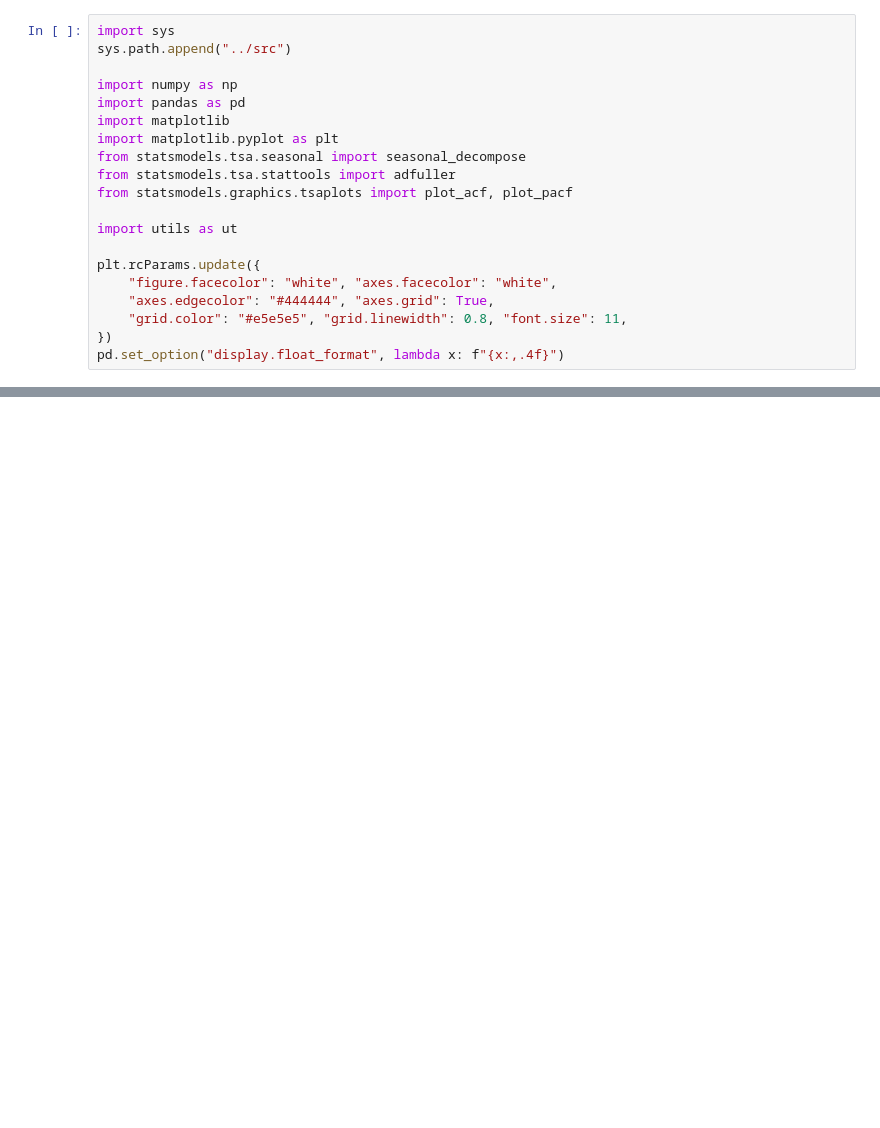
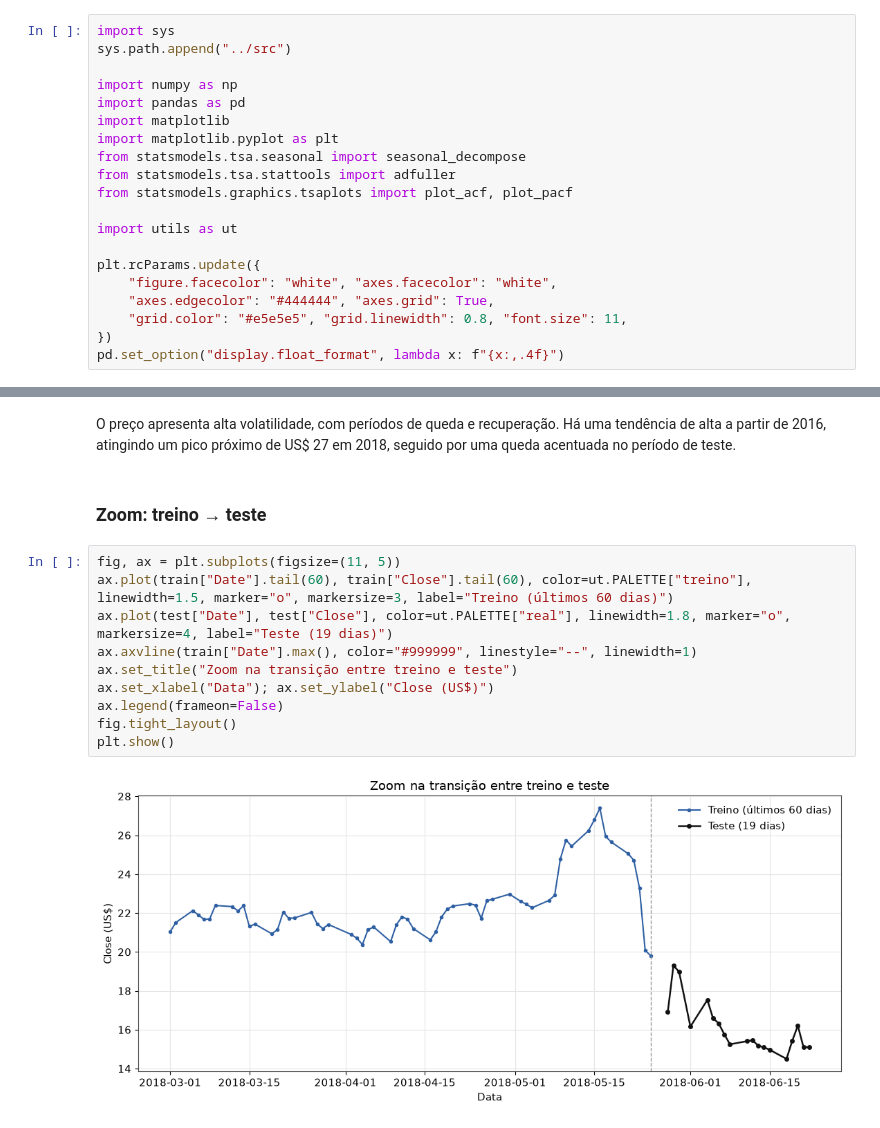
Before and after one commit to maricmello/squad-data-science, a Jupyter notebook: Case 4/notebooks/01_analise_exploratoria.ipynb, the cells around one changed output, grey strips where cells are left out. Cells and saved outputs as stored; diff of their text form; blank space fills up the shorter version.

```diff
--- a/Case 4/notebooks/01_analise_exploratoria.ipynb
+++ b/Case 4/notebooks/01_analise_exploratoria.ipynb
@@ -228,0 +250,16 @@ Os próximos notebooks (`02_baseline_modelos_classicos` e `03_machine_learning`)
+# %% [markdown]
+O preço apresenta alta volatilidade, com períodos de queda e recuperação. Há uma tendência de alta a partir de 2016, atingindo um pico próximo de US$ 27 em 2018, seguido por uma queda acentuada no período de teste.
+# %% [markdown]
+### Zoom: treino → teste
+# %%
+fig, ax = plt.subplots(figsize=(11, 5))
+ax.plot(train["Date"].tail(60), train["Close"].tail(60), color=ut.PALETTE["treino"], linewidth=1.5, marker="o", markersize=3, label="Treino (últimos 60 dias)")
+ax.plot(test["Date"], test["Close"], color=ut.PALETTE["real"], linewidth=1.8, marker="o", markersize=4, label="Teste (19 dias)")
+ax.axvline(train["Date"].max(), color="#999999", linestyle="--", linewidth=1)
+ax.set_title("Zoom na transição entre treino e teste")
+ax.set_xlabel("Data"); ax.set_ylabel("Close (US$)")
+ax.legend(frameon=False)
+fig.tight_layout()
+plt.show()
+# %% [output]
+[figure, added]
```
Also changed, not shown: parts of 76 cells of this notebook, 14 other files.
